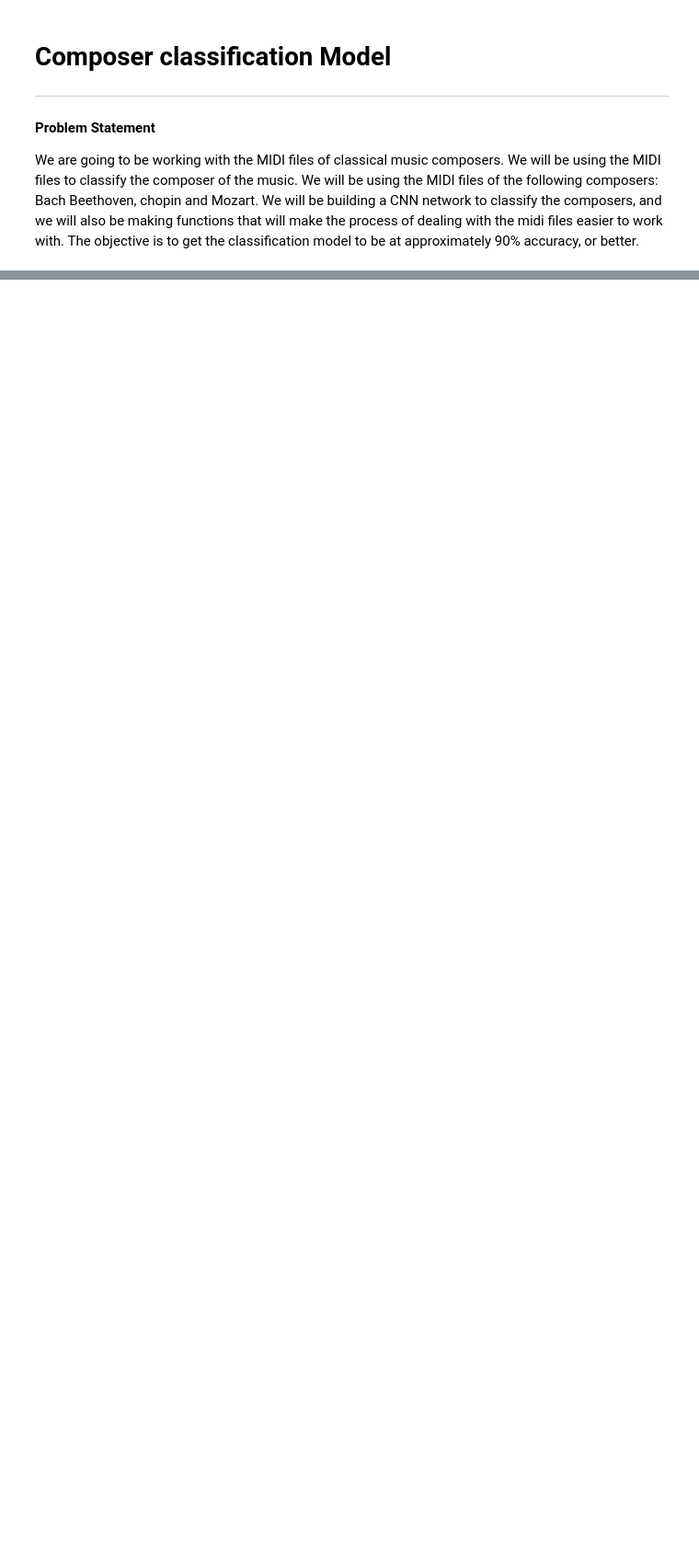
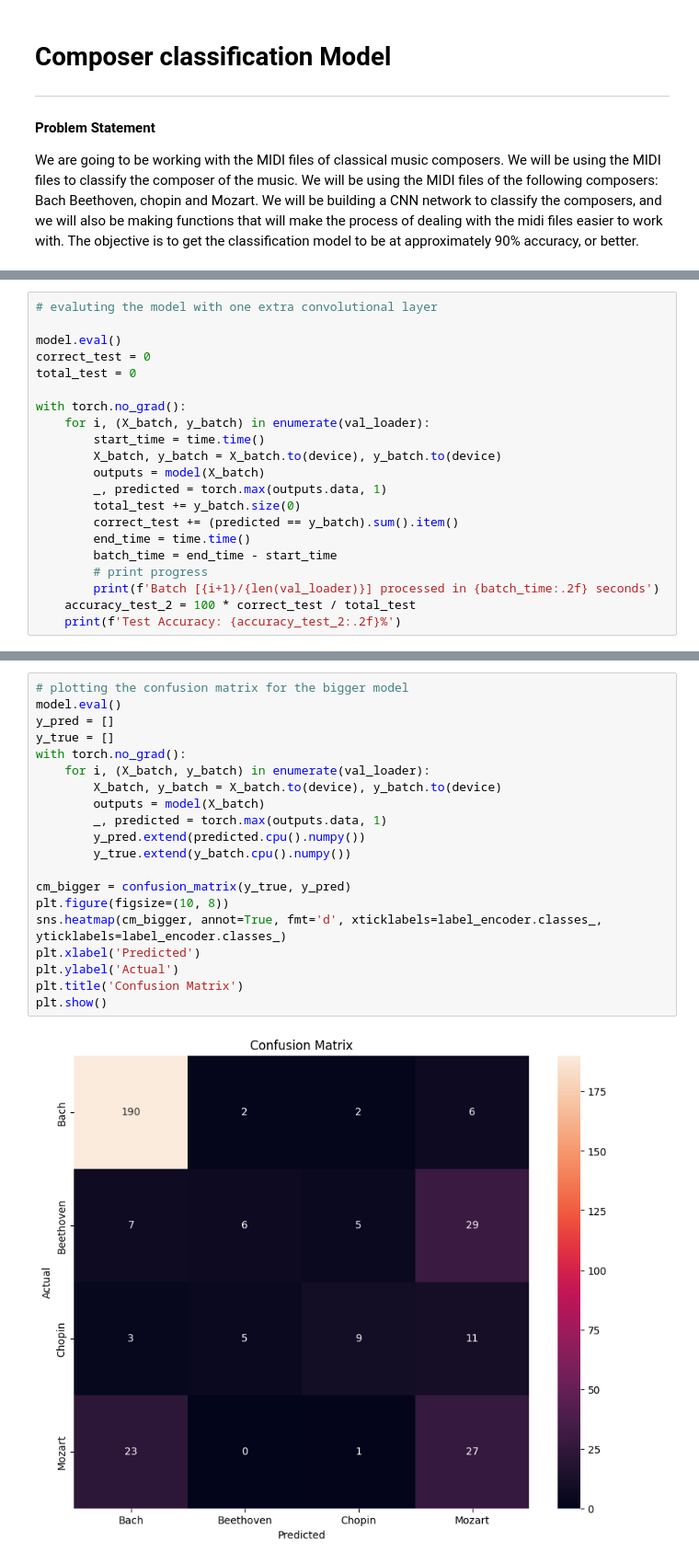
Before and after one commit to parchrist/aai-511_group1, a Jupyter notebook: pchristenson_notebook.ipynb, the cells around one changed output, grey strips where cells are left out. Shown at 92% size. Saved outputs shown, nothing was run; the diff lists cells and outputs as text; blank space fills up the shorter version.

```diff
--- a/pchristenson_notebook.ipynb
+++ b/pchristenson_notebook.ipynb
@@ -177,0 +737,21 @@ model = progressive_training(X_train, y_train, X_test, y_test)
+# %%
+# evaluting the model with one extra convolutional layer
+
+model.eval()
+correct_test = 0
+total_test = 0
+
+with torch.no_grad():
+    for i, (X_batch, y_batch) in enumerate(val_loader):
+        start_time = time.time()
+        X_batch, y_batch = X_batch.to(device), y_batch.to(device)
+        outputs = model(X_batch)
+        _, predicted = torch.max(outputs.data, 1)
+        total_test += y_batch.size(0)
+        correct_test += (predicted == y_batch).sum().item()
+        end_time = time.time()
+        batch_time = end_time - start_time
+        # print progress
+        print(f'Batch [{i+1}/{len(val_loader)}] processed in {batch_time:.2f} seconds')
+    accuracy_test_2 = 100 * correct_test / total_test
+    print(f'Test Accuracy: {accuracy_test_2:.2f}%')
@@ -177,0 +771,22 @@ model = progressive_training(X_train, y_train, X_test, y_test)
+# %%
+# plotting the confusion matrix for the bigger model
+model.eval()
+y_pred = []
+y_true = []
+with torch.no_grad():
+    for i, (X_batch, y_batch) in enumerate(val_loader):
+        X_batch, y_batch = X_batch.to(device), y_batch.to(device)
+        outputs = model(X_batch)
+        _, predicted = torch.max(outputs.data, 1)
+        y_pred.extend(predicted.cpu().numpy())
+        y_true.extend(y_batch.cpu().numpy())
+
+cm_bigger = confusion_matrix(y_true, y_pred)
+plt.figure(figsize=(10, 8))
+sns.heatmap(cm_bigger, annot=True, fmt='d', xticklabels=label_encoder.classes_, yticklabels=label_encoder.classes_)
+plt.xlabel('Predicted')
+plt.ylabel('Actual')
+plt.title('Confusion Matrix')
+plt.show()
+# %% [output]
+[figure, added]
```
Also changed, not shown: parts of 78 cells of this notebook, 9 other files.
